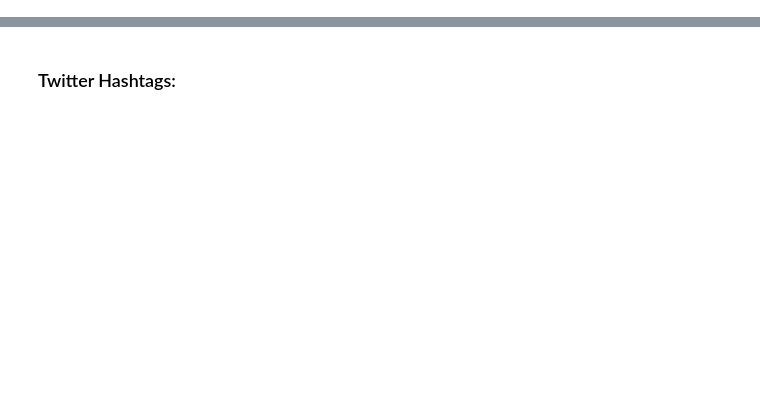
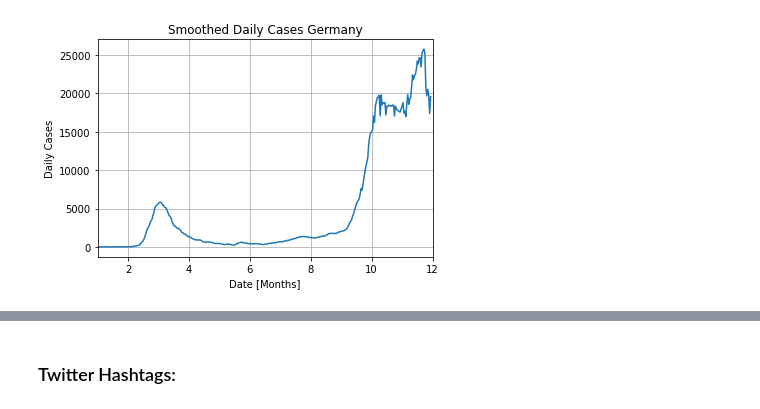
Before and after one commit to huestisk/covid-twitter, a Jupyter notebook: report.ipynb, the cells around one changed output, grey strips where cells are left out. Drawn from its saved outputs; the diff is of its cells as text; code cells hidden in the pictures; blank space fills up the shorter version.

```diff
--- a/report.ipynb
+++ b/report.ipynb
@@ -6,0 +24,2 @@ This analysis could easily be expanded for other countries and their politicians
+# %%
+data = pd.read_csv('data/owid-covid-data.csv', header=0)
@@ -6,0 +41,3 @@ This analysis could easily be expanded for other countries and their politicians
+# %%
+# Filter data for Germany
+data_ger = data.loc[data['location'] == 'Germany']
@@ -6,0 +54,31 @@ This analysis could easily be expanded for other countries and their politicians
+# %%
+def makePlot(data, title, xlabel, ylabel):
+    """Function to create plots for the COVID-19 data
+
+    Parameters
+    ----------
+    data : array, first column contains the dates, second column contains the data
+    title : str
+    xlabel : str
+    ylabel : str
+    """
+
+    fig, ax = plt.subplots()
+    ax.set_xlabel(xlabel)
+    ax.set_ylabel(ylabel)
+    ax.set_title(title)
+    ax.grid(True)
+
+    # Convert dates
+    date = [int(d[5:7]) - 1 + int(d[-2:])/32 for d in data[:,0]]
+    ax.set_xlim(1, 12)
+
+    # Plot
+    ax.plot(date, data[:,1])
+
+    plt.show()
+# %%
+new_cases_smoothed = data_ger[['date','new_cases_smoothed']].values
+makePlot(new_cases_smoothed, 'Smoothed Daily Cases Germany', 'Date [Months]', 'Daily Cases')
+# %% [output]
+[figure, added]
```
Also changed, not shown: parts of 18 cells of this notebook, 5 other files.
